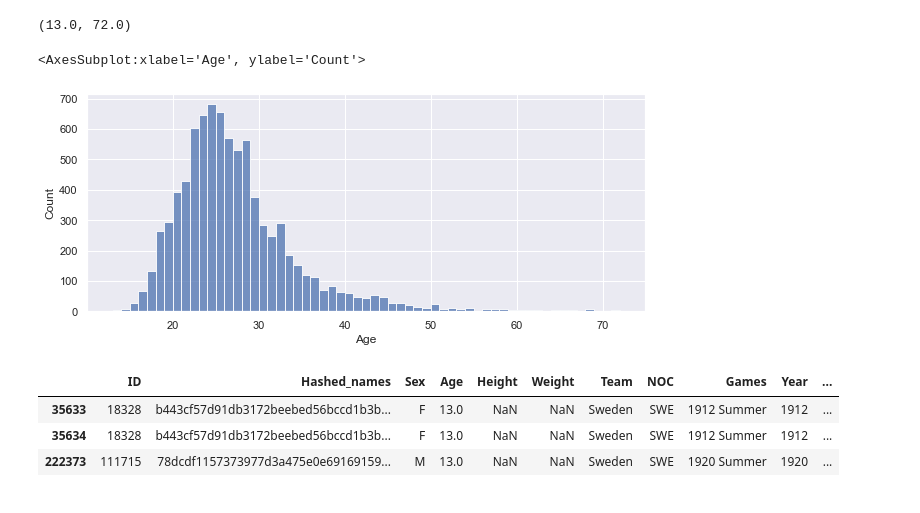
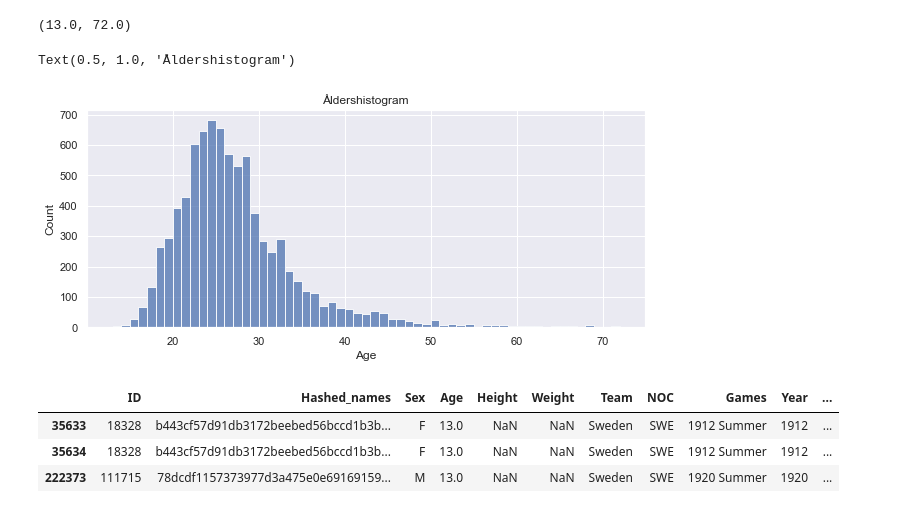
Before and after one commit to Erik-M-Larsson/Databehandling-OS-projekt-Felix-Tjernberg-Erik-Larsson, a Jupyter notebook: uppgift-0-1.ipynb, the cells around one changed output. Drawn from its saved outputs; the diff is of its cells as text; code cells hidden in the pictures.

```diff
--- a/uppgift-0-1.ipynb
+++ b/uppgift-0-1.ipynb
@@ -246,10 +246,10 @@ swedish_athletes['Age'].min(),swedish_athletes['Age'].max()
 (13.0, 72.0)
 # %%
 sns.set(rc={"figure.figsize":(10, 4)})
-sns.histplot(swedish_athletes, x='Age', binwidth=1, binrange=(13, 72))
+sns.histplot(swedish_athletes, x='Age', binwidth=1, binrange=(13, 72)).set_title('Åldershistogram')
 # %% [output]
-<AxesSubplot:xlabel='Age', ylabel='Count'>
+Text(0.5, 1.0, 'Åldershistogram')
-[figure, old version]
+[figure, new version]
 # %%
 swedish_athletes[swedish_athletes['Age'] == 13]
 # %% [output]
```
Also changed, not shown: 1 other file.
